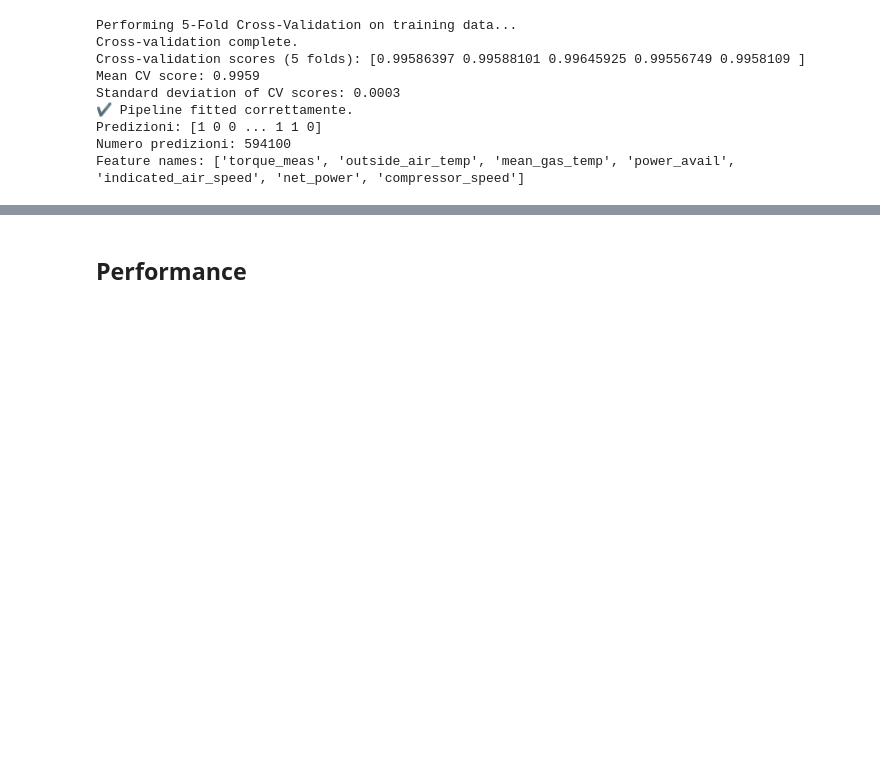
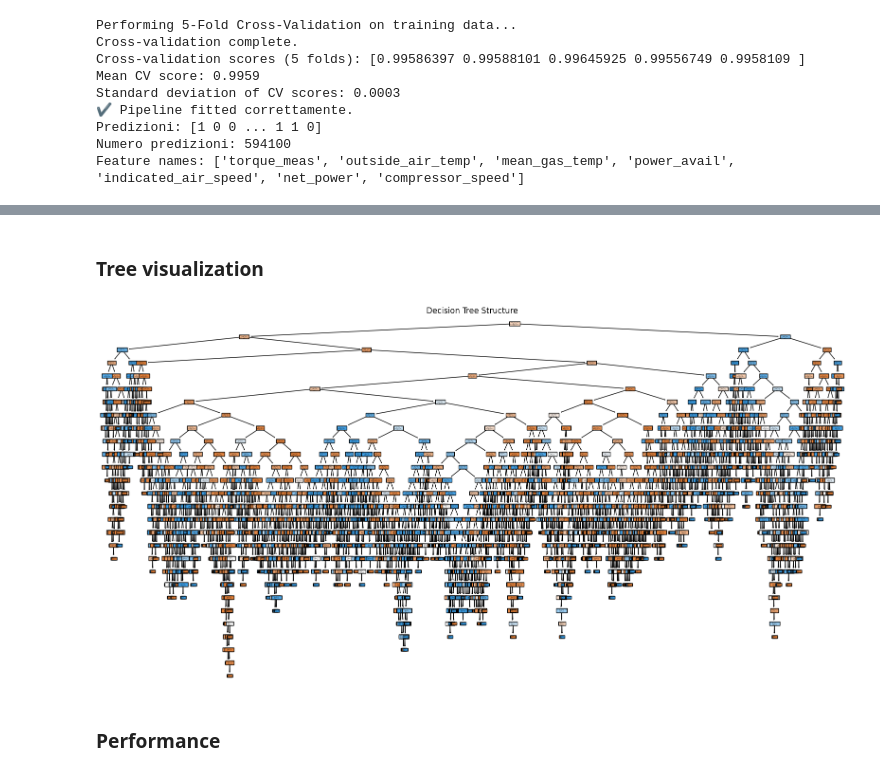
Before and after one commit to TizianoCosta/AML_2425_FinalProject, a Jupyter notebook: notebook/tree.ipynb, the cells around one changed output, grey strips where cells are left out. Drawn from its saved outputs; the diff is of its cells as text; code cells hidden in the pictures; blank space fills up the shorter version.

```diff
--- a/notebook/tree.ipynb
+++ b/notebook/tree.ipynb
@@ -524,2 +552,19 @@ Feature names: ['torque_meas', 'outside_air_temp', 'mean_gas_temp', 'power_avail
+# %% [markdown]
+### Tree visualization
+# %%
+from sklearn.tree import plot_tree
+
+import matplotlib.pyplot as plt
+
+# Estrai il modello addestrato dalla pipeline
+decision_tree_model = pipeline.named_steps['model'].model
+
+# Visualizza l'albero decisionale
+plt.figure(figsize=(20, 10))
+plot_tree(decision_tree_model, feature_names=feature_names, class_names=['0', '1'], filled=True)
+plt.title("Decision Tree Structure")
+plt.show()
+# %% [output]
+[figure, added]
 # %% [markdown]
-## Performance
+### Performance
```
Also changed, not shown: parts of 9 cells of this notebook.
